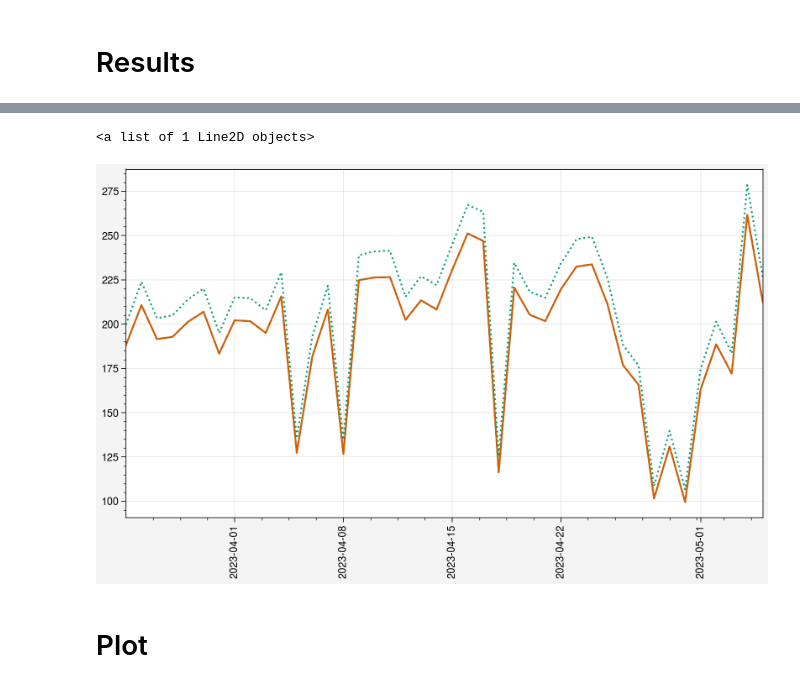
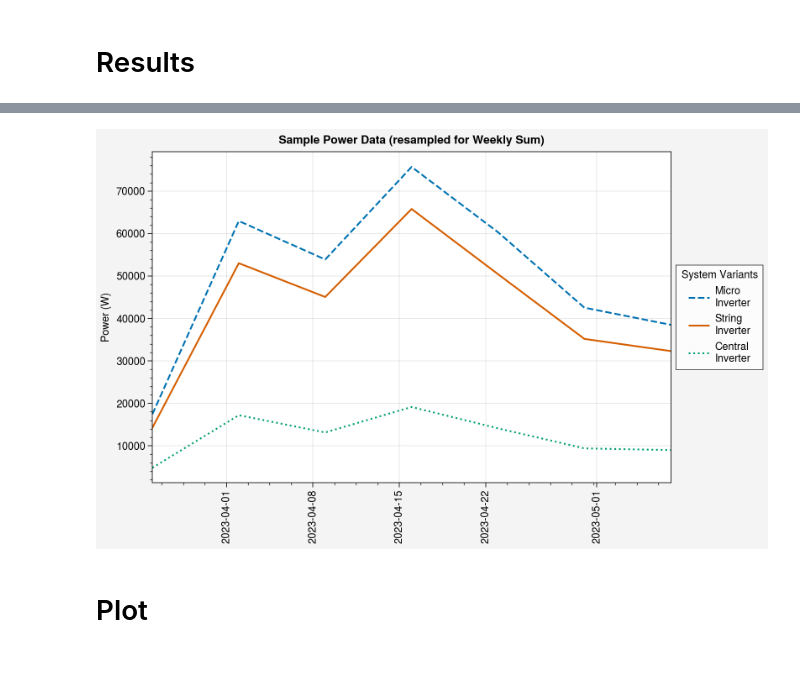
Before and after one commit to justinfmccarty/IPV_Workbench, a Jupyter notebook: notebooks/09_building_workflow.ipynb, the cells around one changed output, grey strips where cells are left out. Drawn from its saved outputs; the diff is of its cells as text; code cells hidden in the pictures.

```diff
--- a/notebooks/09_building_workflow.ipynb
+++ b/notebooks/09_building_workflow.ipynb
@@ -126,36 +146,40 @@ po.get_tabular_results([surface,po.get_strings(surface)[0]],topology='central_in
 # %%
-surface = po.get_surfaces()[1]
-string = po.get_strings(surface)[0]
+surface = "{1391;0;10}"
+string = "{1391;0;10;8}"
 module = po.get_modules(surface,string)[0]
 
 
 # fig, axe = pplt.subplots(ncols=2, nrows=1)
 
 topo = 'micro_inverter'
-a = po.get_tabular_results([surface,po.get_strings(surface)[0]],topology=topo,
-                      analysis_period=None, rename_cols=False)[['pmp']].resample('D').sum()
+a = po.get_tabular_results([surface,string],topology=topo,
+                      analysis_period=None, rename_cols=False)[['pmp']].resample('W').sum()
 
 
 topo = 'string_inverter'
-b = po.get_tabular_results([surface,po.get_strings(surface)[0]],topology=topo,
-                      analysis_period=None, rename_cols=False)[['pmp']].resample('D').sum()
+b = po.get_tabular_results([surface,string],topology=topo,
+                      analysis_period=None, rename_cols=False)[['pmp']].resample('W').sum()
 
 topo = 'central_inverter'
-c = po.get_tabular_results([surface,po.get_strings(surface)[0]],topology=topo,
-                      analysis_period=None, rename_cols=False)[['pmp']].resample('D').sum()
+c = po.get_tabular_results([surface,string],topology=topo,
+                      analysis_period=None, rename_cols=False)[['pmp']].resample('W').sum()
 
 
 fig,axes = pplt.subplots(ncols=1,nrows=1,figsize=(8,5))
 
 ax = axes[0]
 
-ax.line(a, linestyle='dashed', label='string_0')
-ax.line(b, linestyle='solid', label='string_1')
-ax.line(c, linestyle='dotted', label='string_2')
+ax.line(a, linestyle='dashed', label='Micro\nInverter')
+ax.line(b, linestyle='solid', label='String\nInverter')
+ax.line(c, linestyle='dotted', label='Central\nInverter')
 # ax.line(d, linestyle='dashdot', label='string_3')
+
+
+ax.legend(loc="right", ncols=1, title='System Variants')
+ax.format(ylabel='Power (W)',
+          suptitle='Sample Power Data (resampled for Weekly Sum)')
 # %% [output]
-<a list of 1 Line2D objects>
-[figure, old version]
+[figure, new version]
 # %% [markdown]
 # Plot
 # %%
```
Also changed, not shown: parts of 11 cells of this notebook, 2 other files.
